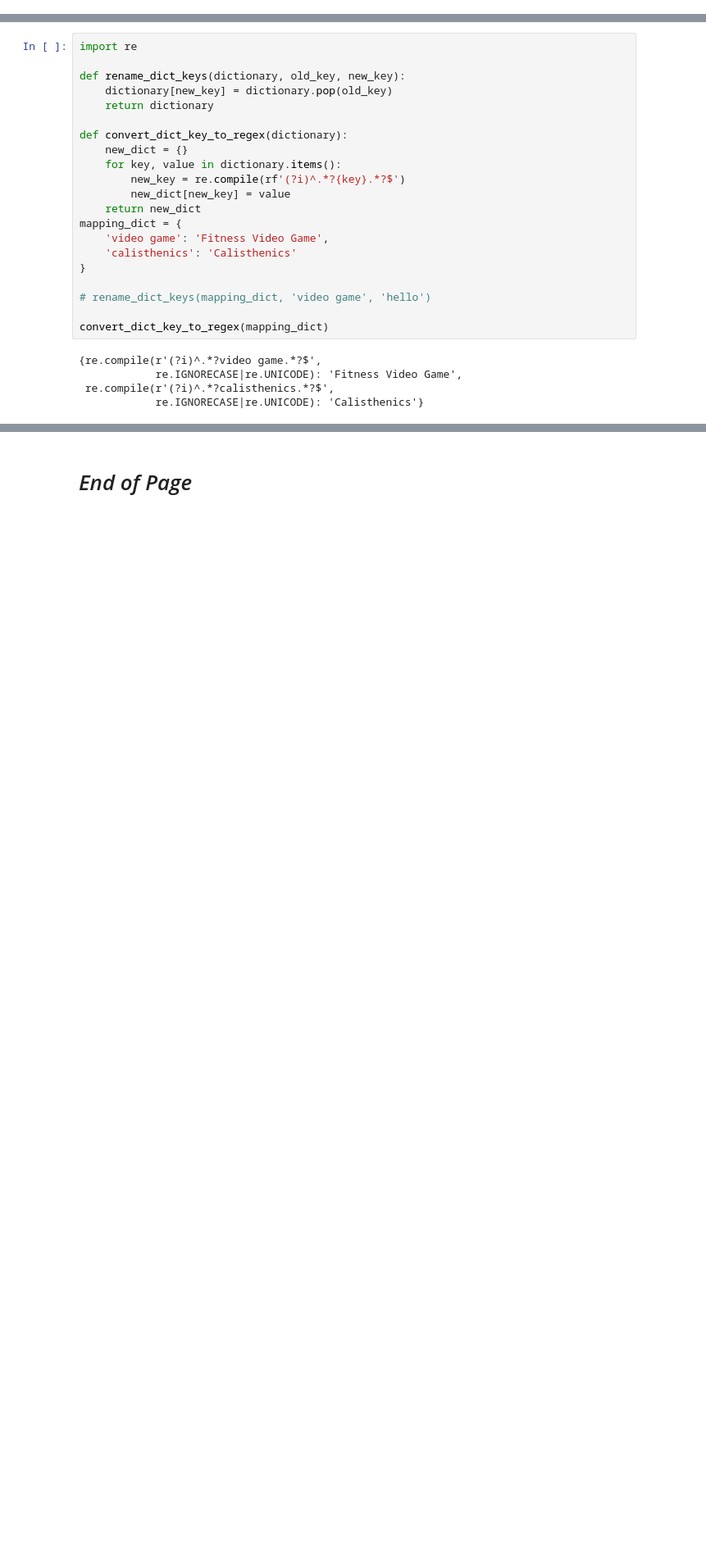
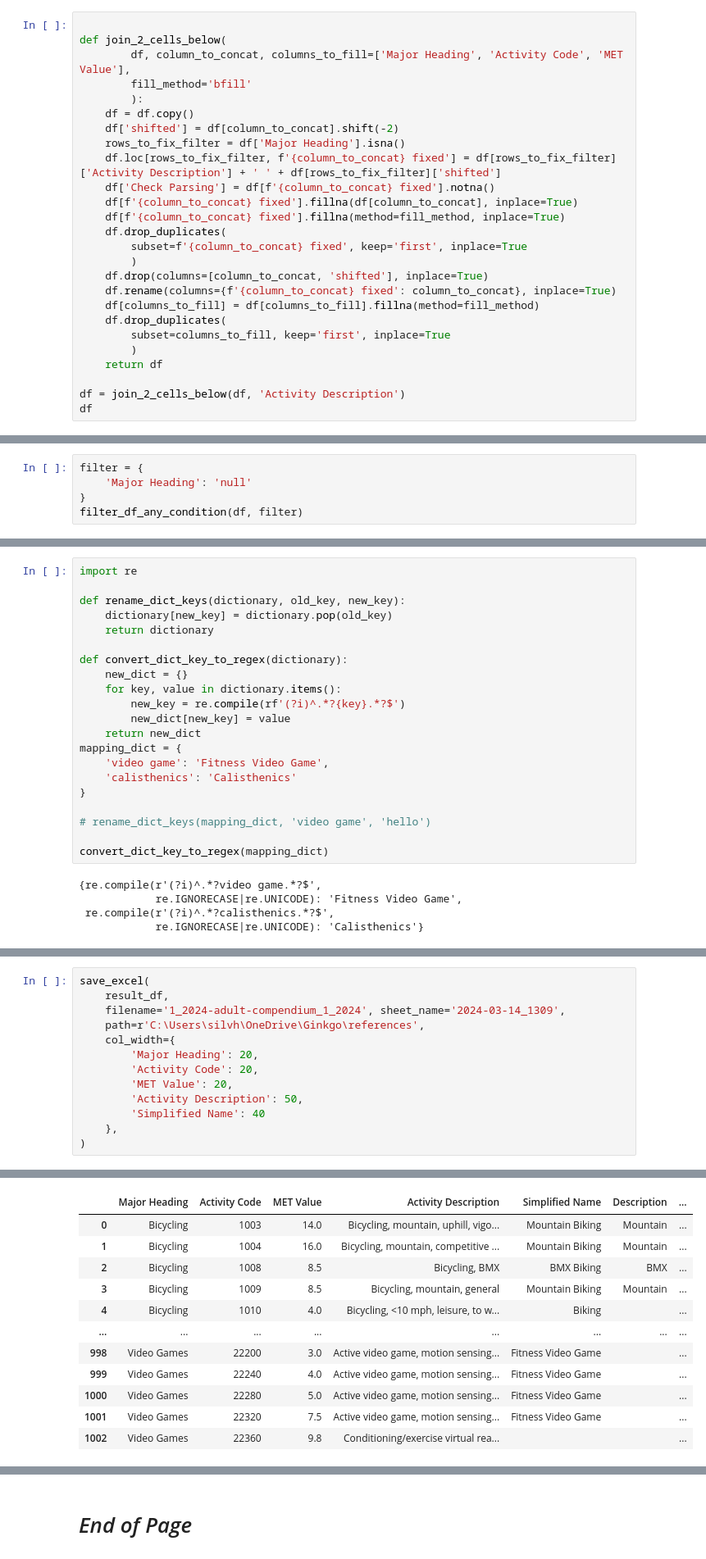
Before and after one commit to silvhua/custom_python, a Jupyter notebook: notebooks/2024-03-12 parse Physical Activity Comppendium PDF.ipynb, the cells around one changed output, grey strips where cells are left out. Shown at 82% size. Drawn from its saved outputs; the diff is of its cells as text; blank space fills up the shorter version.

```diff
--- a/notebooks/2024-03-12 parse Physical Activity Comppendium PDF.ipynb
+++ b/notebooks/2024-03-12 parse Physical Activity Comppendium PDF.ipynb
@@ -816,0 +842,26 @@ fixed_df
+# %%
+
+def join_2_cells_below(
+        df, column_to_concat, columns_to_fill=['Major Heading', 'Activity Code', 'MET Value'],
+        fill_method='bfill'
+        ):
+    df = df.copy()
+    df['shifted'] = df[column_to_concat].shift(-2)
+    rows_to_fix_filter = df['Major Heading'].isna()
+    df.loc[rows_to_fix_filter, f'{column_to_concat} fixed'] = df[rows_to_fix_filter]['Activity Description'] + ' ' + df[rows_to_fix_filter]['shifted']
+    df['Check Parsing'] = df[f'{column_to_concat} fixed'].notna()
+    df[f'{column_to_concat} fixed'].fillna(df[column_to_concat], inplace=True)
+    df[f'{column_to_concat} fixed'].fillna(method=fill_method, inplace=True)
+    df.drop_duplicates(
+        subset=f'{column_to_concat} fixed', keep='first', inplace=True
+        )
+    df.drop(columns=[column_to_concat, 'shifted'], inplace=True)
+    df.rename(columns={f'{column_to_concat} fixed': column_to_concat}, inplace=True)
+    df[columns_to_fill] = df[columns_to_fill].fillna(method=fill_method)
+    df.drop_duplicates(
+        subset=columns_to_fill, keep='first', inplace=True
+        )
+    return df
+
+df = join_2_cells_below(df, 'Activity Description')
+df
@@ -816,0 +882,5 @@ fixed_df
+# %%
+filter = {
+    'Major Heading': 'null'
+}
+filter_df_any_condition(df, filter)
@@ -915,0 +1188,14 @@ simplify_column_with_description(df, mapping_dict, description_mapping_dict)
+# %%
+save_excel(
+    result_df,
+    filename='1_2024-adult-compendium_1_2024', sheet_name='2024-03-14_1309',
+    path=r'C:\Users\silvh\OneDrive\Ginkgo\references',
+    col_width={
+        'Major Heading': 20,
+        'Activity Code': 20,
+        'MET Value': 20,
+        'Activity Description': 50,
+        'Simplified Name': 40
+    },
+)
+# %% [output]
@@ -915,0 +1205,12 @@ simplify_column_with_description(df, mapping_dict, description_mapping_dict)
+|  | Major Heading | Activity Code | MET Value | Activity Description | Simplified Name | Description | ... |
+| 0 | Bicycling | 1003 | 14.0 | Bicycling, mountain, uphill, vigo... | Mountain Biking | Mountain | ... |
+| 1 | Bicycling | 1004 | 16.0 | Bicycling, mountain, competitive ... | Mountain Biking | Mountain | ... |
+| 2 | Bicycling | 1008 | 8.5 | Bicycling, BMX | BMX Biking | BMX | ... |
+| 3 | Bicycling | 1009 | 8.5 | Bicycling, mountain, general | Mountain Biking | Mountain | ... |
+| 4 | Bicycling | 1010 | 4.0 | Bicycling, <10 mph, leisure, to w... | Biking |  | ... |
+| ... | ... | ... | ... | ... | ... | ... | ... |
+| 998 | Video Games | 22200 | 3.0 | Active video game, motion sensing... | Fitness Video Game |  | ... |
+| 999 | Video Games | 22240 | 4.0 | Active video game, motion sensing... | Fitness Video Game |  | ... |
+| 1000 | Video Games | 22280 | 5.0 | Active video game, motion sensing... | Fitness Video Game |  | ... |
+| 1001 | Video Games | 22320 | 7.5 | Active video game, motion sensing... | Fitness Video Game |  | ... |
+| 1002 | Video Games | 22360 | 9.8 | Conditioning/exercise virtual rea... |  |  | ... |
```
Also changed, not shown: parts of 11 cells of this notebook.
